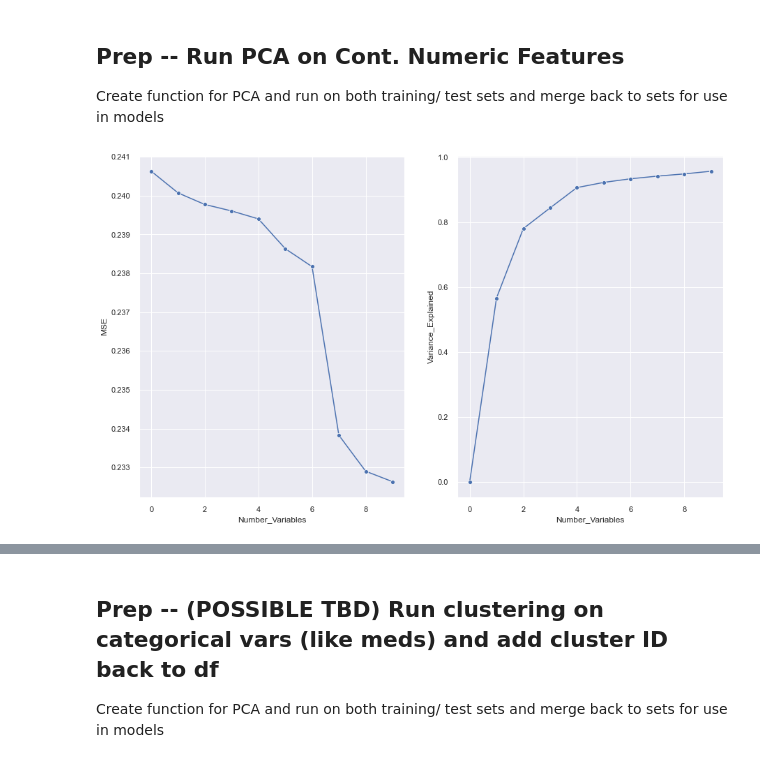
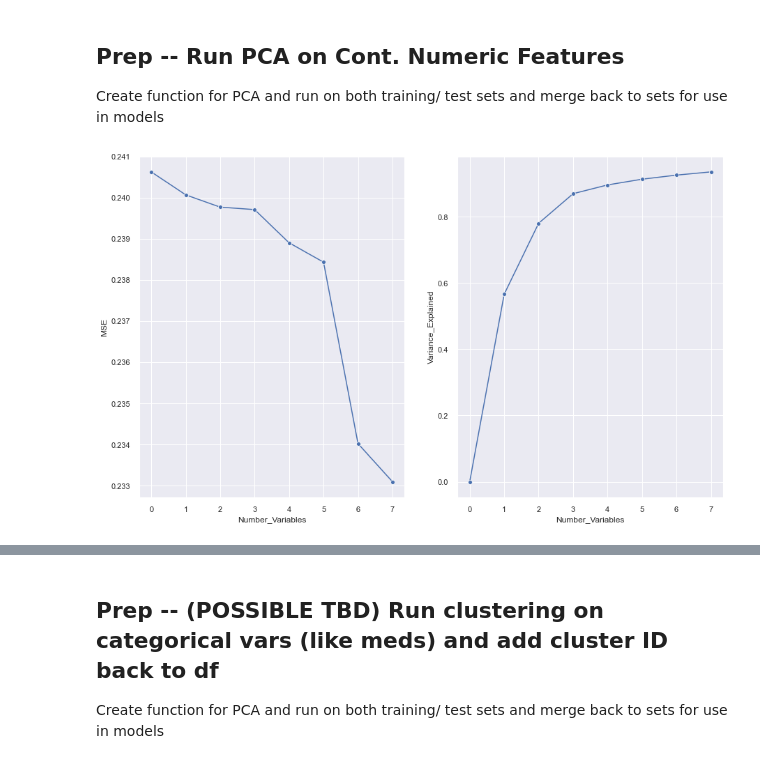
Before and after one commit to bcullinan32/ML_Course, a Jupyter notebook: Class-Data-Clean-Up.ipynb, the cells around one changed output, grey strips where cells are left out. Cells and saved outputs as stored; diff of their text form; code cells hidden in the pictures.

```diff
--- a/Class-Data-Clean-Up.ipynb
+++ b/Class-Data-Clean-Up.ipynb
@@ -580,13 +580,14 @@ Create function for PCA and run on both training/ test sets and merge back to se
 # %%
 # PCA Pre-Run on Complete Dataframe to Identify right Hyperparams
 df = tempModelingDF
-PCA_relevant_features = ['age_10yrStart','time_in_hospital','num_lab_procedures','num_procedures',
+PCA_relevant_features = ['age_10yrStart','time_in_hospital','num_lab_procedures',
                     'num_medications','number_outpatient','number_emergency','number_inpatient',
-                    'number_diagnoses','num_of_meds']
+                    'number_diagnoses']
+# parking lot: 'num_procedures','num_of_meds'
 PCA_ResponseVar = 'readmitted'
 
 PCA_PreProcess_Elbow(df,PCA_relevant_features,PCA_ResponseVar)
 plt.show()
 # %% [output]
-[figure, old version]
+[figure, new version]
 # %%
```
Also changed, not shown: parts of 6 cells of this notebook.
